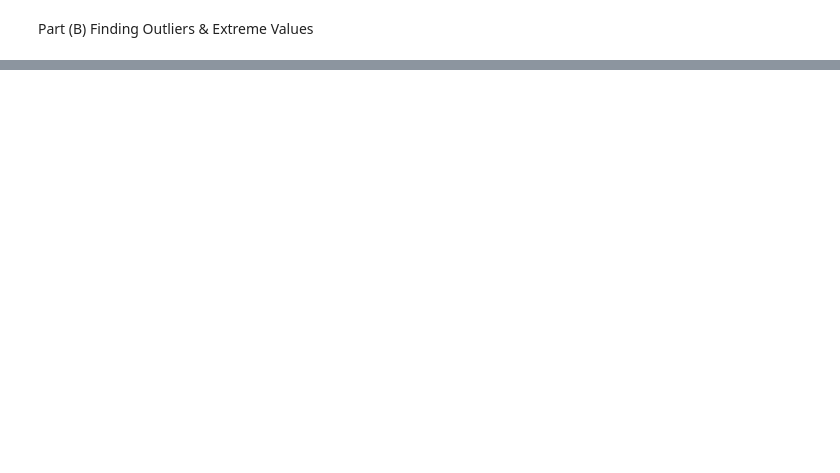
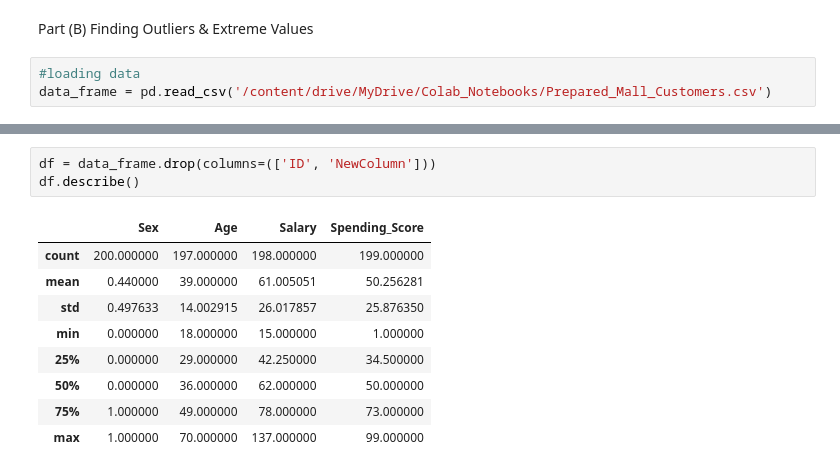
Before and after one commit to Nimsara-boop/IIT_MLandDS, a Jupyter notebook: DataExploringAndPreparing.ipynb, the cells around one changed output, grey strips where cells are left out. Cells and saved outputs as stored; diff of their text form; blank space fills up the shorter version.

```diff
--- a/DataExploringAndPreparing.ipynb
+++ b/DataExploringAndPreparing.ipynb
@@ -131,2 +156,5 @@ nothing added to commit but untracked files present (use "git add" to track)
 # %% [markdown]
 Part (B) Finding Outliers & Extreme Values
+# %%
+#loading data
+data_frame = pd.read_csv('/content/drive/MyDrive/Colab_Notebooks/Prepared_Mall_Customers.csv')
@@ -132,0 +181,13 @@ Part (B) Finding Outliers & Extreme Values
+# %%
+df = data_frame.drop(columns=(['ID', 'NewColumn']))
+df.describe()
+# %% [output]
+|  | Sex | Age | Salary | Spending_Score |
+| count | 200.000000 | 197.000000 | 198.000000 | 199.000000 |
+| mean | 0.440000 | 39.000000 | 61.005051 | 50.256281 |
+| std | 0.497633 | 14.002915 | 26.017857 | 25.876350 |
+| min | 0.000000 | 18.000000 | 15.000000 | 1.000000 |
+| 25% | 0.000000 | 29.000000 | 42.250000 | 34.500000 |
+| 50% | 0.000000 | 36.000000 | 62.000000 | 50.000000 |
+| 75% | 1.000000 | 49.000000 | 78.000000 | 73.000000 |
+| max | 1.000000 | 70.000000 | 137.000000 | 99.000000 |
```
Also changed, not shown: parts of 22 cells of this notebook, 2 other files.
